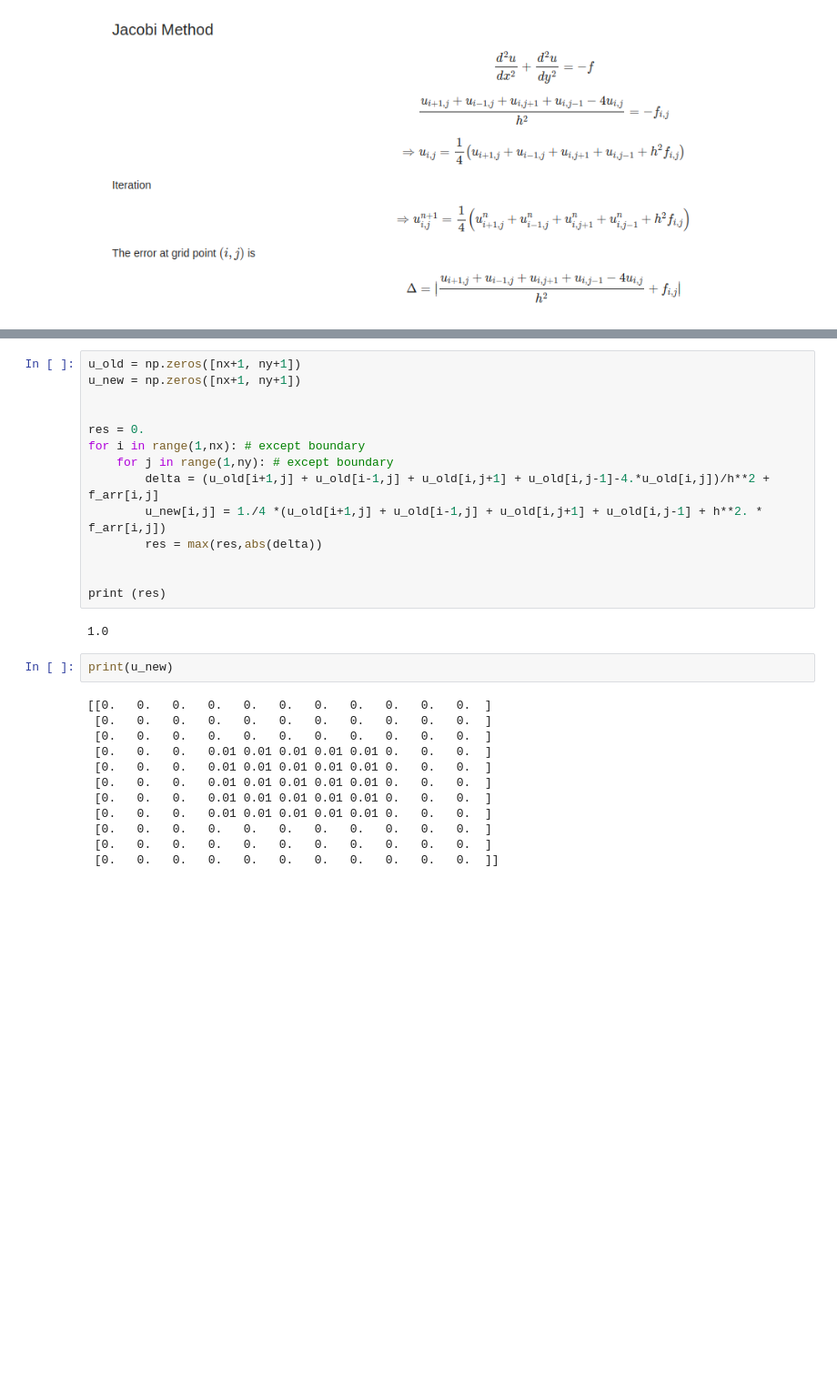
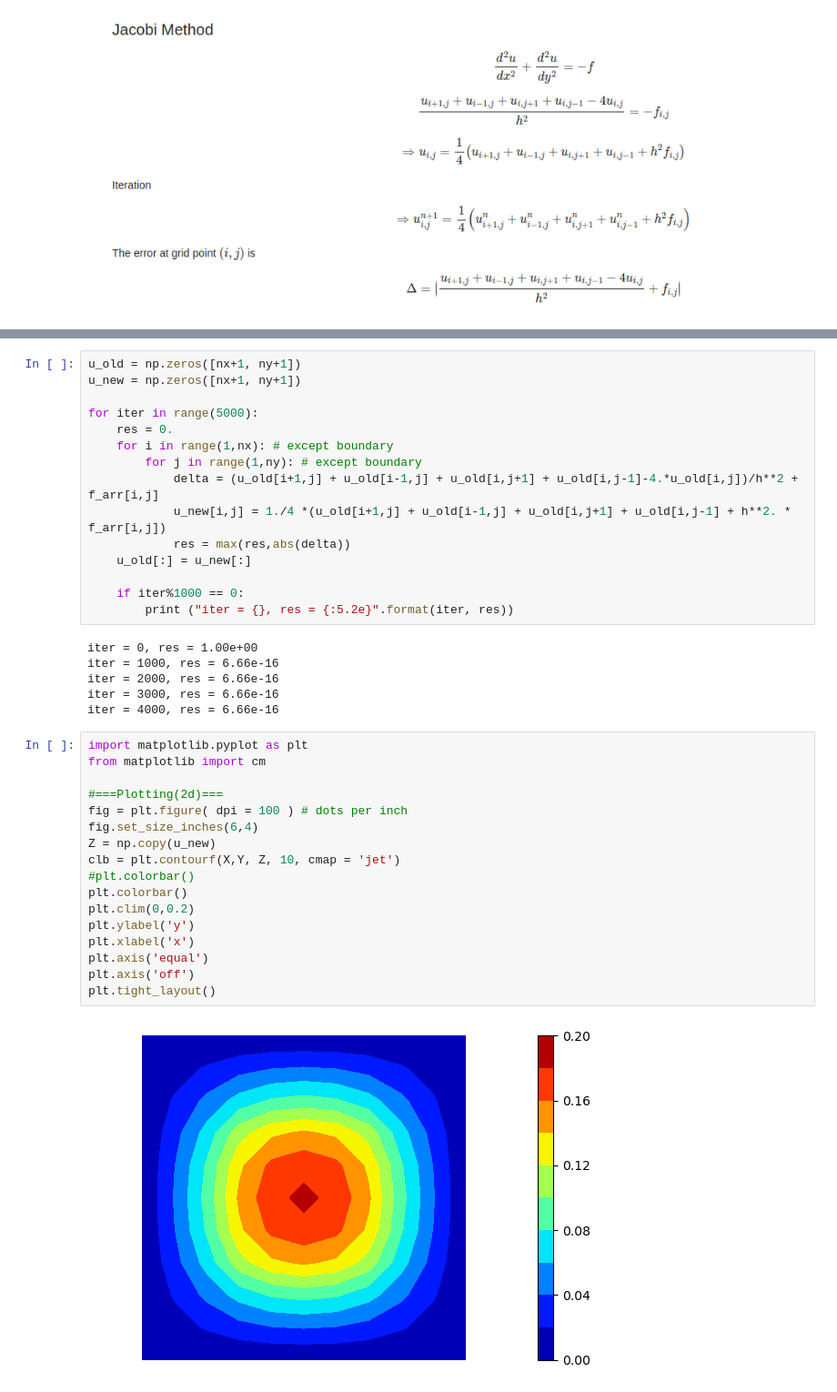
Before and after one commit to icmm-ntu/2023-Fall, a Jupyter notebook: Exercises.ipynb, the cells around one changed output, grey strips where cells are left out. Shown: that part at 91% size. Saved outputs shown, nothing was run; the diff lists cells and outputs as text; blank space fills up the shorter version.

```diff
--- a/Exercises.ipynb
+++ b/Exercises.ipynb
@@ -45,29 +40,39 @@ print (f_arr)
 u_old = np.zeros([nx+1, ny+1])
 u_new = np.zeros([nx+1, ny+1])
 
+for iter in range(5000):
+    res = 0.
+    for i in range(1,nx): # except boundary
+        for j in range(1,ny): # except boundary
+            delta = (u_old[i+1,j] + u_old[i-1,j] + u_old[i,j+1] + u_old[i,j-1]-4.*u_old[i,j])/h**2 + f_arr[i,j]
+            u_new[i,j] = 1./4 *(u_old[i+1,j] + u_old[i-1,j] + u_old[i,j+1] + u_old[i,j-1] + h**2. * f_arr[i,j])
+            res = max(res,abs(delta))
+    u_old[:] = u_new[:]
 
-res = 0.
-for i in range(1,nx): # except boundary
-    for j in range(1,ny): # except boundary
-        delta = (u_old[i+1,j] + u_old[i-1,j] + u_old[i,j+1] + u_old[i,j-1]-4.*u_old[i,j])/h**2 + f_arr[i,j]
-        u_new[i,j] = 1./4 *(u_old[i+1,j] + u_old[i-1,j] + u_old[i,j+1] + u_old[i,j-1] + h**2. * f_arr[i,j])
-        res = max(res,abs(delta))
-
-
-print (res)
+    if iter%1000 == 0:
+        print ("iter = {}, res = {:5.2e}".format(iter, res))
 # %% [output]
-1.0
+iter = 0, res = 1.00e+00
+iter = 1000, res = 6.66e-16
+iter = 2000, res = 6.66e-16
+iter = 3000, res = 6.66e-16
+iter = 4000, res = 6.66e-16
-# %%
-print(u_new)
-# %% [output]
-[[0.   0.   0.   0.   0.   0.   0.   0.   0.   0.   0.  ]
- [0.   0.   0.   0.   0.   0.   0.   0.   0.   0.   0.  ]
- [0.   0.   0.   0.   0.   0.   0.   0.   0.   0.   0.  ]
- [0.   0.   0.   0.01 0.01 0.01 0.01 0.01 0.   0.   0.  ]
- [0.   0.   0.   0.01 0.01 0.01 0.01 0.01 0.   0.   0.  ]
- [0.   0.   0.   0.01 0.01 0.01 0.01 0.01 0.   0.   0.  ]
- [0.   0.   0.   0.01 0.01 0.01 0.01 0.01 0.   0.   0.  ]
- [0.   0.   0.   0.01 0.01 0.01 0.01 0.01 0.   0.   0.  ]
- [0.   0.   0.   0.   0.   0.   0.   0.   0.   0.   0.  ]
- [0.   0.   0.   0.   0.   0.   0.   0.   0.   0.   0.  ]
- [0.   0.   0.   0.   0.   0.   0.   0.   0.   0.   0.  ]]
+# %%
+import matplotlib.pyplot as plt
+from matplotlib import cm
+
+#===Plotting(2d)===
+fig = plt.figure( dpi = 100 ) # dots per inch
+fig.set_size_inches(6,4)
+Z = np.copy(u_new)
+clb = plt.contourf(X,Y, Z, 10, cmap = 'jet')
+#plt.colorbar()
+plt.colorbar()
+plt.clim(0,0.2)
+plt.ylabel('y')
+plt.xlabel('x')
+plt.axis('equal')
+plt.axis('off')
+plt.tight_layout()
+# %% [output]
+[figure, added]
```
Also changed, not shown: parts of 2 cells of this notebook.
